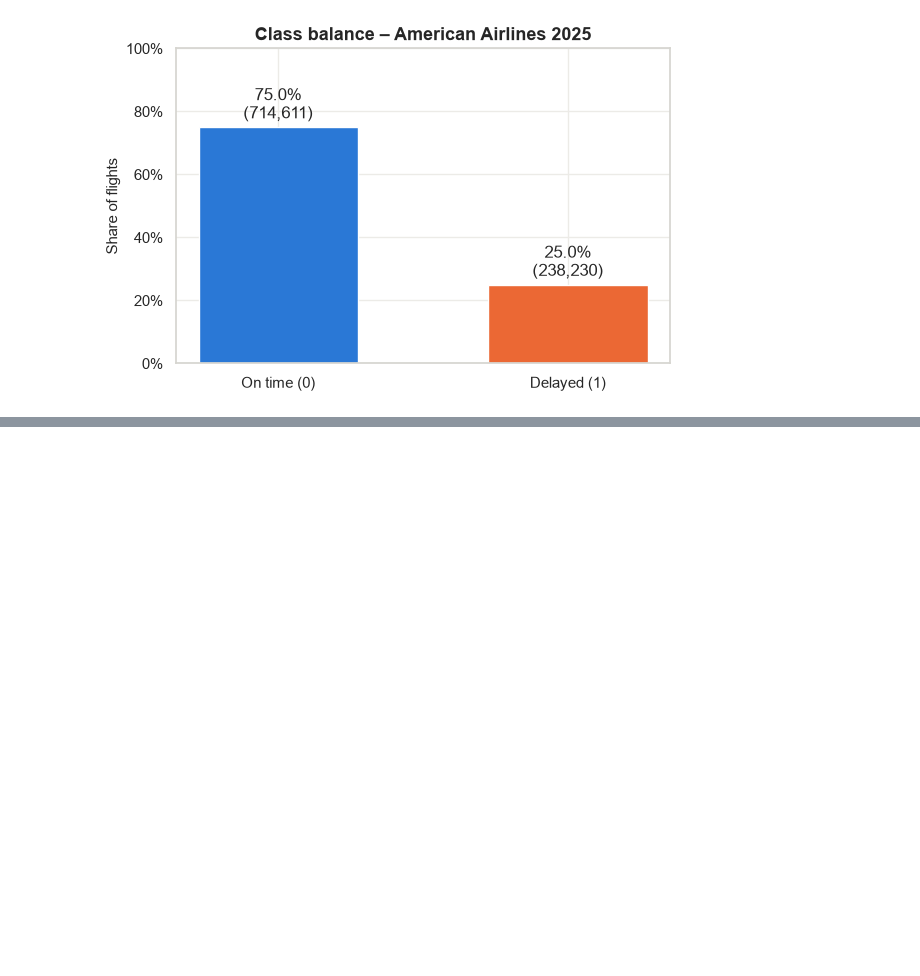
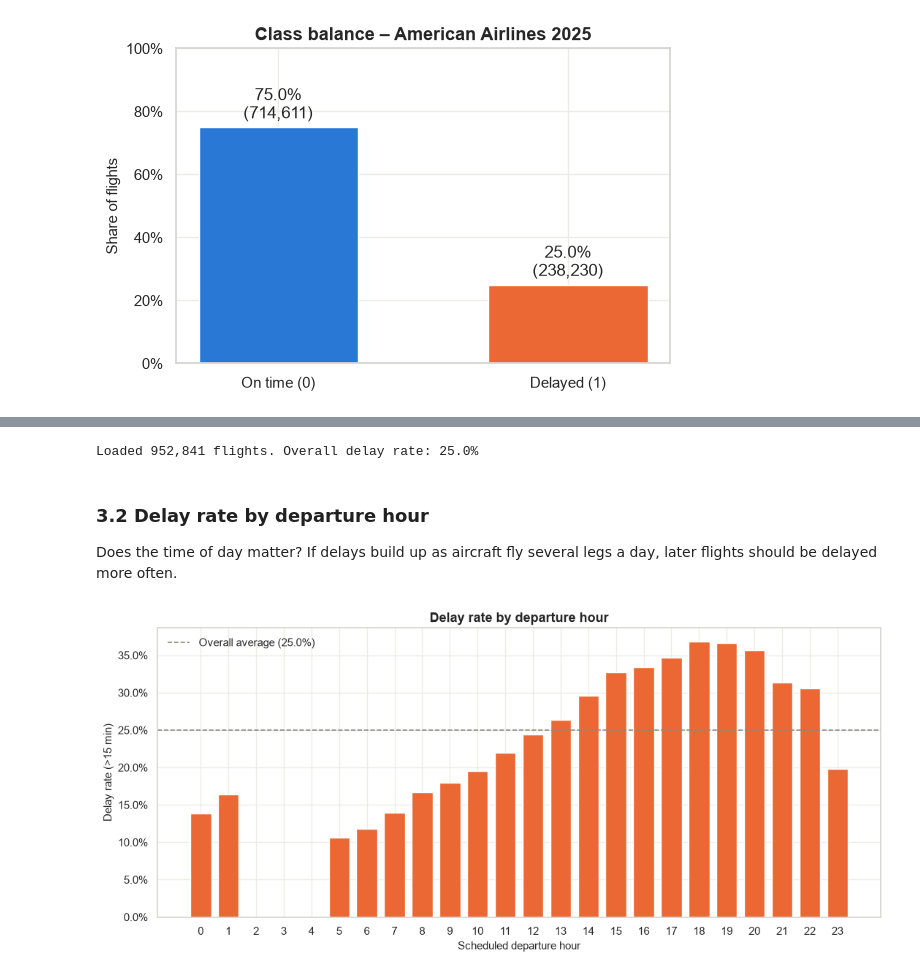
Before and after one commit to GustavDegn123/Airlines-Delay, a Jupyter notebook: flight_delay_prediction_aa.ipynb, the cells around one changed output, grey strips where cells are left out. Saved outputs shown, nothing was run; the diff lists cells and outputs as text; code cells hidden in the pictures; blank space fills up the shorter version.

```diff
--- a/flight_delay_prediction_aa.ipynb
+++ b/flight_delay_prediction_aa.ipynb
@@ -302,0 +319,35 @@ Saved cleaned_flights_aa.csv (952,841 rows, 9 columns)
+# %%
+df = pd.read_csv("cleaned_flights_aa.csv")
+df["DepHour"] = df["CRSDepTime"] // 100
+
+OVERALL_RATE = df["Delayed"].mean()
+print(f"Loaded {len(df):,} flights. Overall delay rate: {OVERALL_RATE:.1%}")
+
+
+def add_reference(ax):
+    """Draw the overall delay rate as a dashed reference line."""
+    ax.axhline(OVERALL_RATE, color=COLOR_REF, linestyle="--", linewidth=1.2,
+               label=f"Overall average ({OVERALL_RATE:.1%})")
+    ax.legend(frameon=False, loc="upper left")
+# %% [output]
+Loaded 952,841 flights. Overall delay rate: 25.0%
+# %% [markdown]
+### 3.2 Delay rate by departure hour
+
+Does the time of day matter? If delays build up as aircraft fly several legs a day, later flights should be delayed more often.
+# %%
+rate_hour = df.groupby("DepHour")["Delayed"].mean()
+
+fig, ax = plt.subplots(figsize=(11, 5))
+ax.bar(rate_hour.index, rate_hour.values, color=COLOR_DELAYED, width=0.75)
+add_reference(ax)
+
+ax.set_xticks(range(24))
+ax.yaxis.set_major_formatter(mtick.PercentFormatter(1.0))
+ax.set_xlabel("Scheduled departure hour")
+ax.set_ylabel("Delay rate (>15 min)")
+ax.set_title("Delay rate by departure hour")
+plt.tight_layout()
+plt.show()
+# %% [output]
+[figure, added]
```
Also changed, not shown: parts of 21 cells of this notebook.
